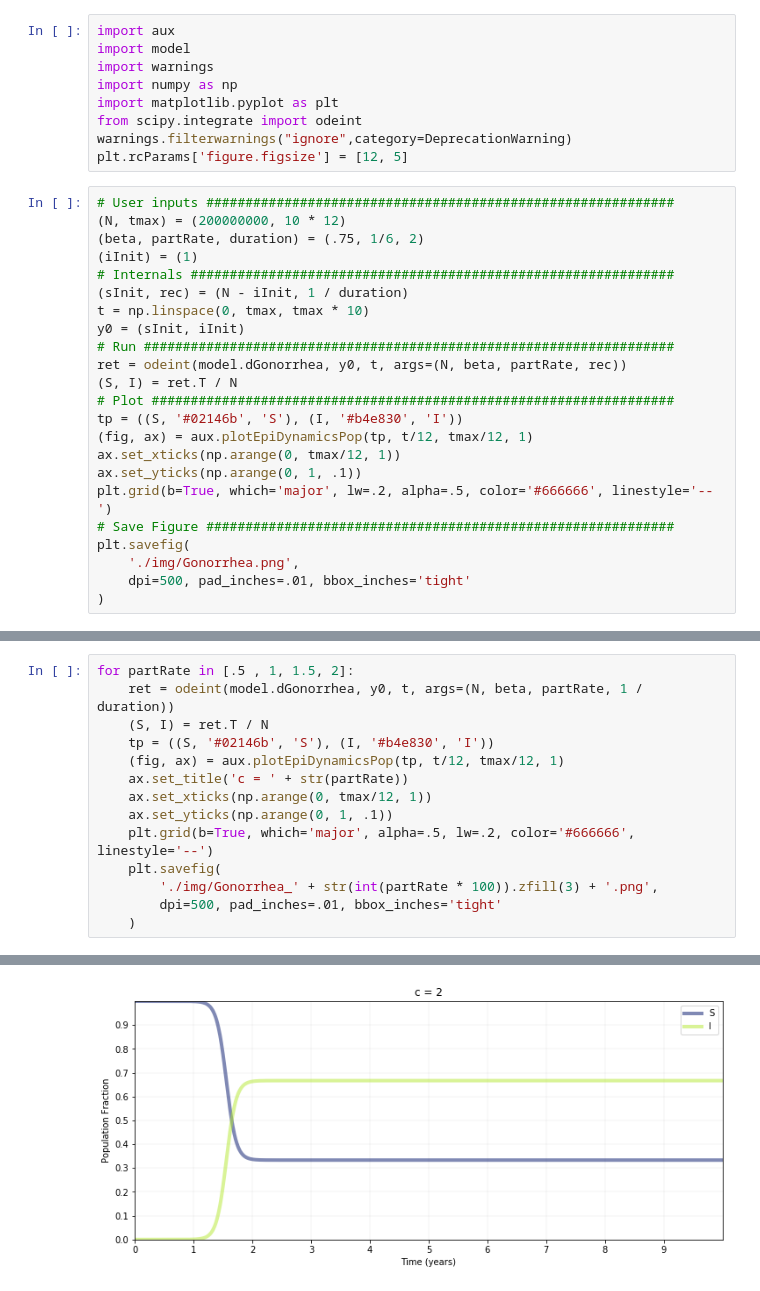
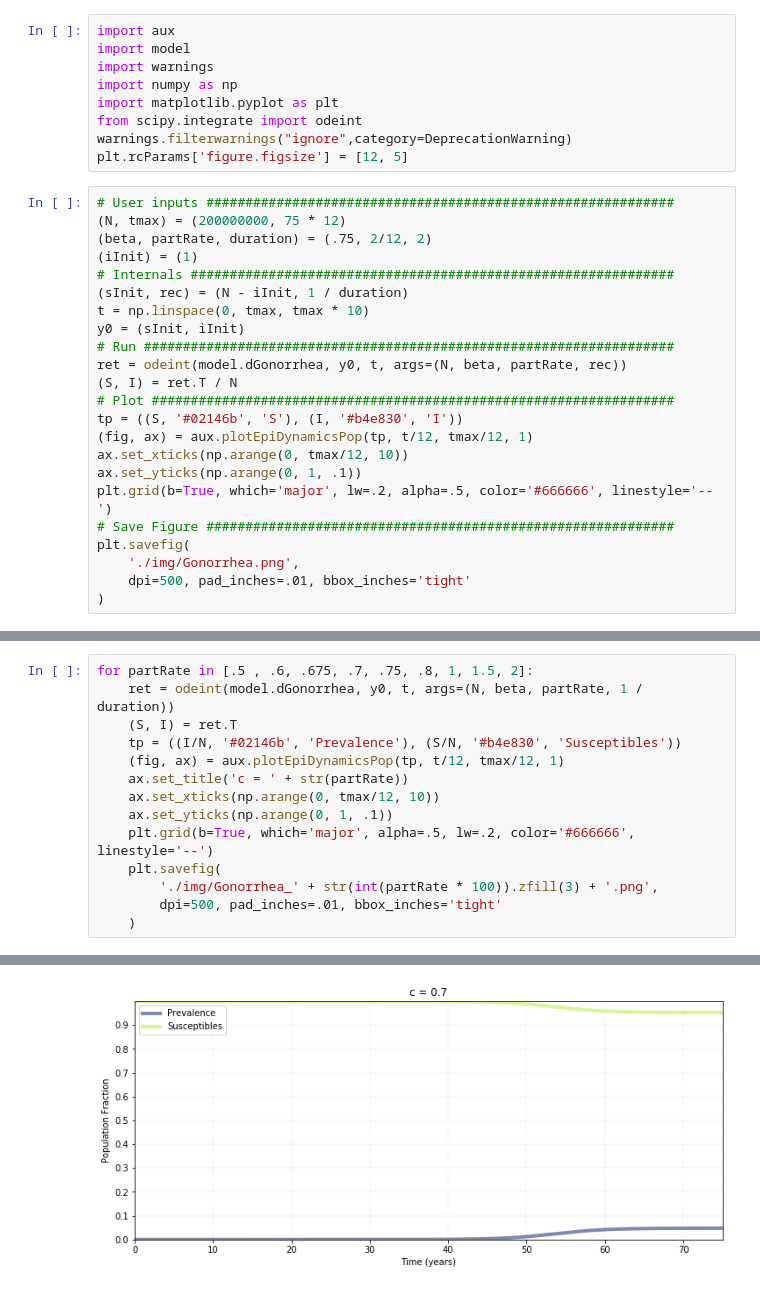
Before and after one commit to Chipdelmal/epiModellingClass, a Jupyter notebook: Practical03/Gonorrhea_Simple.ipynb, the cells around one changed output, grey strips where cells are left out. Cells and saved outputs as stored; diff of their text form.

```diff
--- a/Practical03/Gonorrhea_Simple.ipynb
+++ b/Practical03/Gonorrhea_Simple.ipynb
@@ -30,8 +30,8 @@ warnings.filterwarnings("ignore",category=DeprecationWarning)
 plt.rcParams['figure.figsize'] = [12, 5]
 # %%
 # User inputs ############################################################
-(N, tmax) = (200000000, 10 * 12)
-(beta, partRate, duration) = (.75, 1/6, 2)
+(N, tmax) = (200000000, 75 * 12)
+(beta, partRate, duration) = (.75, 2/12, 2)
 (iInit) = (1)
 # Internals ##############################################################
 (sInit, rec) = (N - iInit, 1 / duration)
@@ -43,7 +43,7 @@ ret = odeint(model.dGonorrhea, y0, t, args=(N, beta, partRate, rec))
 # Plot ###################################################################
 tp = ((S, '#02146b', 'S'), (I, '#b4e830', 'I'))
 (fig, ax) = aux.plotEpiDynamicsPop(tp, t/12, tmax/12, 1)
-ax.set_xticks(np.arange(0, tmax/12, 1))
+ax.set_xticks(np.arange(0, tmax/12, 10))
 ax.set_yticks(np.arange(0, 1, .1))
 plt.grid(b=True, which='major', lw=.2, alpha=.5, color='#666666', linestyle='--')
 # Save Figure ############################################################
@@ -56,11 +56,11 @@ plt.savefig(
 # %%
-for partRate in [.5 , 1, 1.5, 2]:
+for partRate in [.5 , .6, .675, .7, .75, .8, 1, 1.5, 2]:
     ret = odeint(model.dGonorrhea, y0, t, args=(N, beta, partRate, 1 / duration))
-    (S, I) = ret.T / N
-    tp = ((S, '#02146b', 'S'), (I, '#b4e830', 'I'))
+    (S, I) = ret.T
+    tp = ((I/N, '#02146b', 'Prevalence'), (S/N, '#b4e830', 'Susceptibles'))
     (fig, ax) = aux.plotEpiDynamicsPop(tp, t/12, tmax/12, 1)
     ax.set_title('c = ' + str(partRate))
-    ax.set_xticks(np.arange(0, tmax/12, 1))
+    ax.set_xticks(np.arange(0, tmax/12, 10))
     ax.set_yticks(np.arange(0, 1, .1))
     plt.grid(b=True, which='major', alpha=.5, lw=.2, color='#666666', linestyle='--')
     plt.savefig(
@@ -74 +74 @@ for partRate in [.5 , 1, 1.5, 2]:
-[figure, old version]
+[figure, new version]
```
Also changed, not shown: parts of 2 cells of this notebook, 1 other file.
